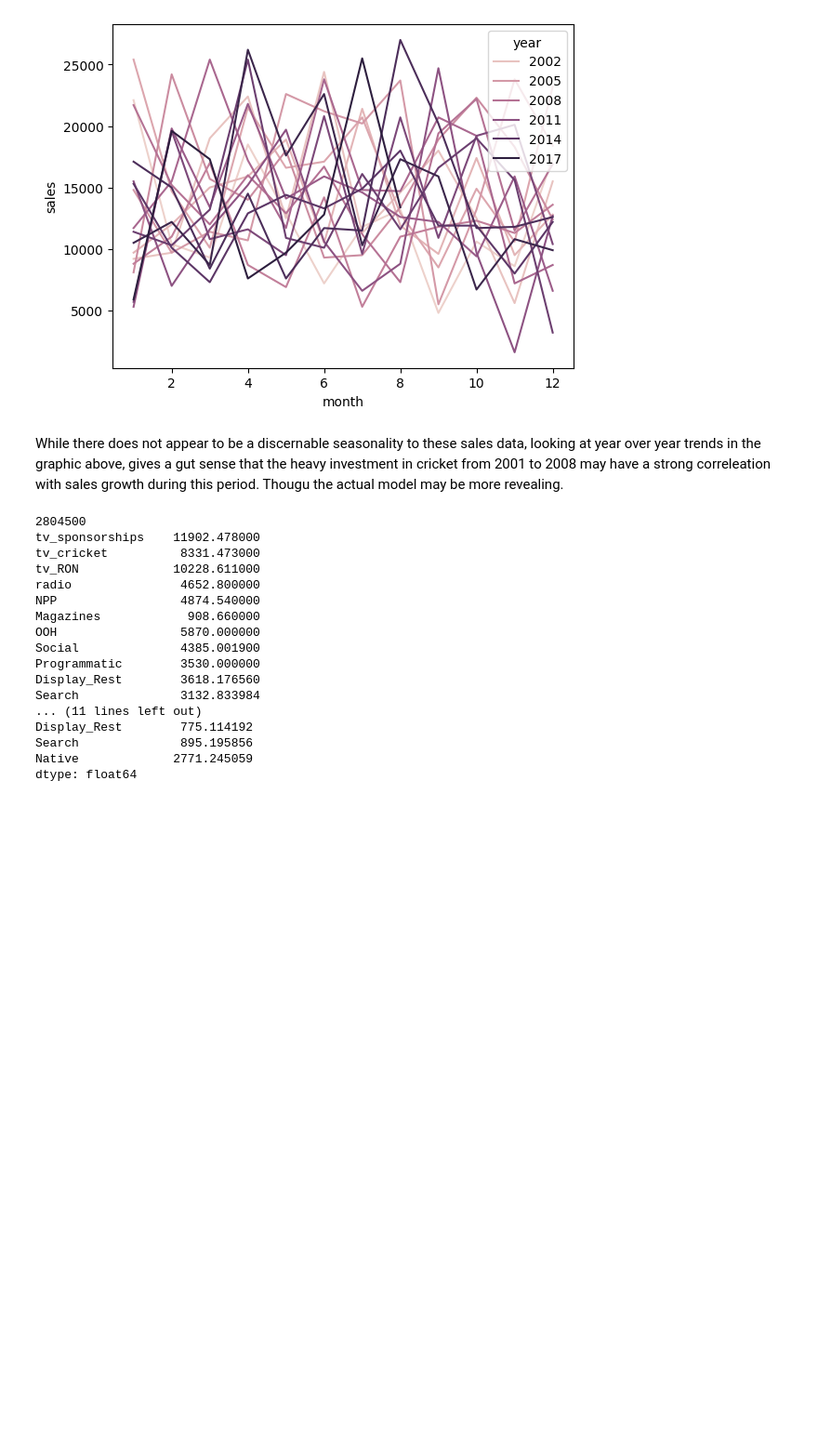
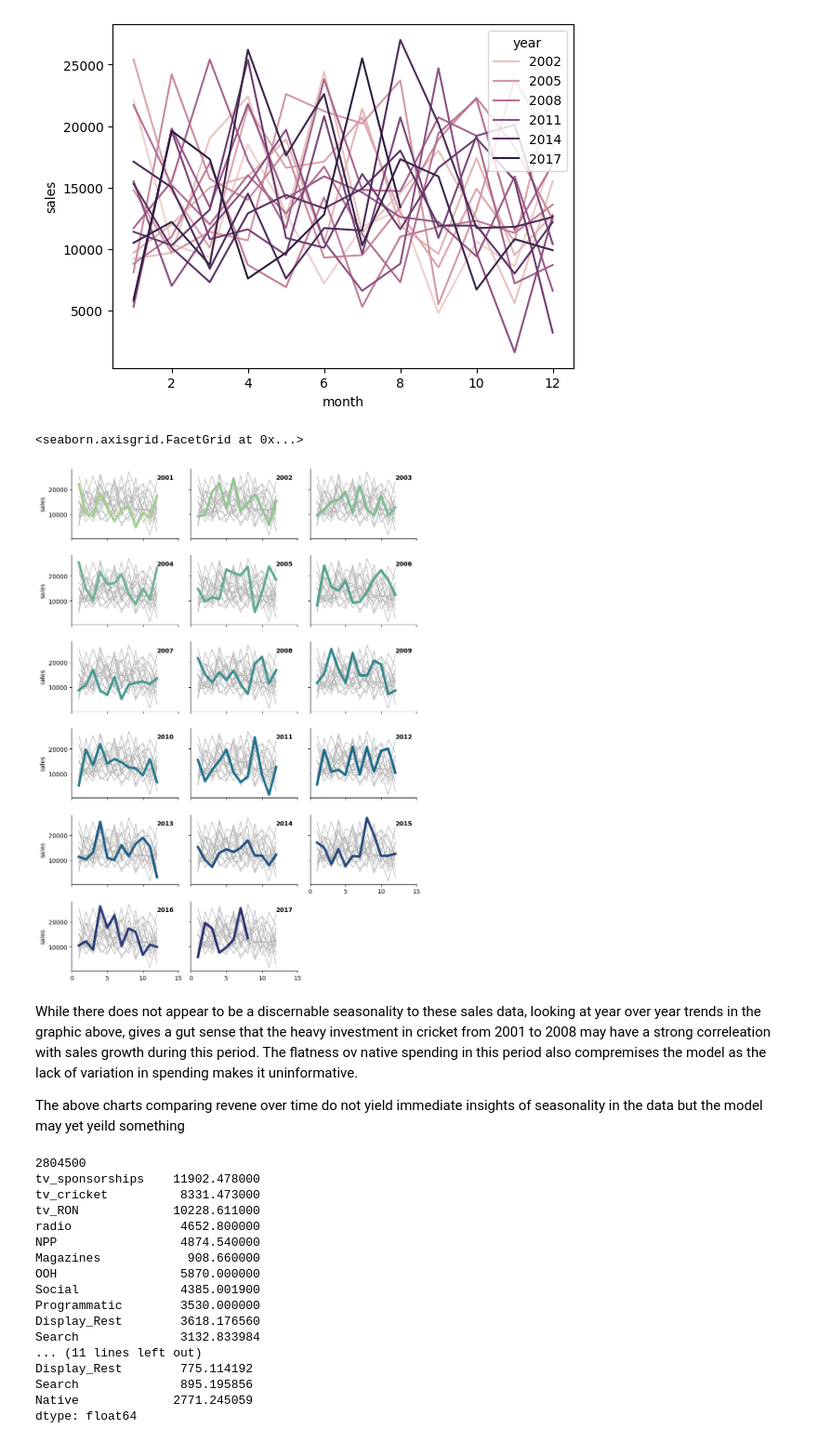
Before and after one commit to helios1014/marketing_mix_modeling, a Jupyter notebook: mmm.ipynb, the cells around one changed output. Shown at 93% size. Cells and saved outputs as stored; diff of their text form; code cells hidden in the pictures; blank space fills up the shorter version.

```diff
--- a/mmm.ipynb
+++ b/mmm.ipynb
@@ -105,8 +106,41 @@ sns.lineplot(
 # %% [output]
 <Axes: xlabel='month', ylabel='sales'>
 [figure]
+# %%
+# Plot each year's time series in its own facet
+g = sns.relplot(
+    data=raw_df,
+    x="month", y="sales", col="year", hue="year",
+    kind="line", palette="crest", linewidth=4, zorder=5,
+    col_wrap=3, height=2, aspect=1.5, legend=False,
+)
+
+# Iterate over each subplot to customize further
+for year, ax in g.axes_dict.items():
+
+    # Add the title as an annotation within the plot
+    ax.text(.8, .85, year, transform=ax.transAxes, fontweight="bold")
+
+    # Plot every year's time series in the background
+    sns.lineplot(
+        data=raw_df, x="month", y="sales", units="year",
+        estimator=None, color=".7", linewidth=1, ax=ax,
+    )
+
+# Reduce the frequency of the x axis ticks
+ax.set_xticks(ax.get_xticks()[::2])
+
+# Tweak the supporting aspects of the plot
+g.set_titles("")
+g.set_axis_labels("", "sales")
+g.tight_layout()
+# %% [output]
+<seaborn.axisgrid.FacetGrid at 0x...>
+[figure, added]
 # %% [markdown]
-While there does not appear to be a discernable seasonality to these sales data, looking at year over year trends in the graphic above, gives a gut sense that the heavy investment in cricket from 2001 to 2008 may have a strong correleation with sales growth during this period. Thougu the actual model may be more revealing.
+While there does not appear to be a discernable seasonality to these sales data, looking at year over year trends in the graphic above, gives a gut sense that the heavy investment in cricket from 2001 to 2008 may have a strong correleation with sales growth during this period. The flatness ov native spending in this period also compremises the model as the lack of variation in spending makes it uninformative.
+
+The above charts comparing revene over time do not yield immediate insights of seasonality in the data but the model may yet yeild something
 # %%
 #Do I need all of the figures presented here to make my case?
 
```
Also changed, not shown: parts of 12 cells of this notebook.
